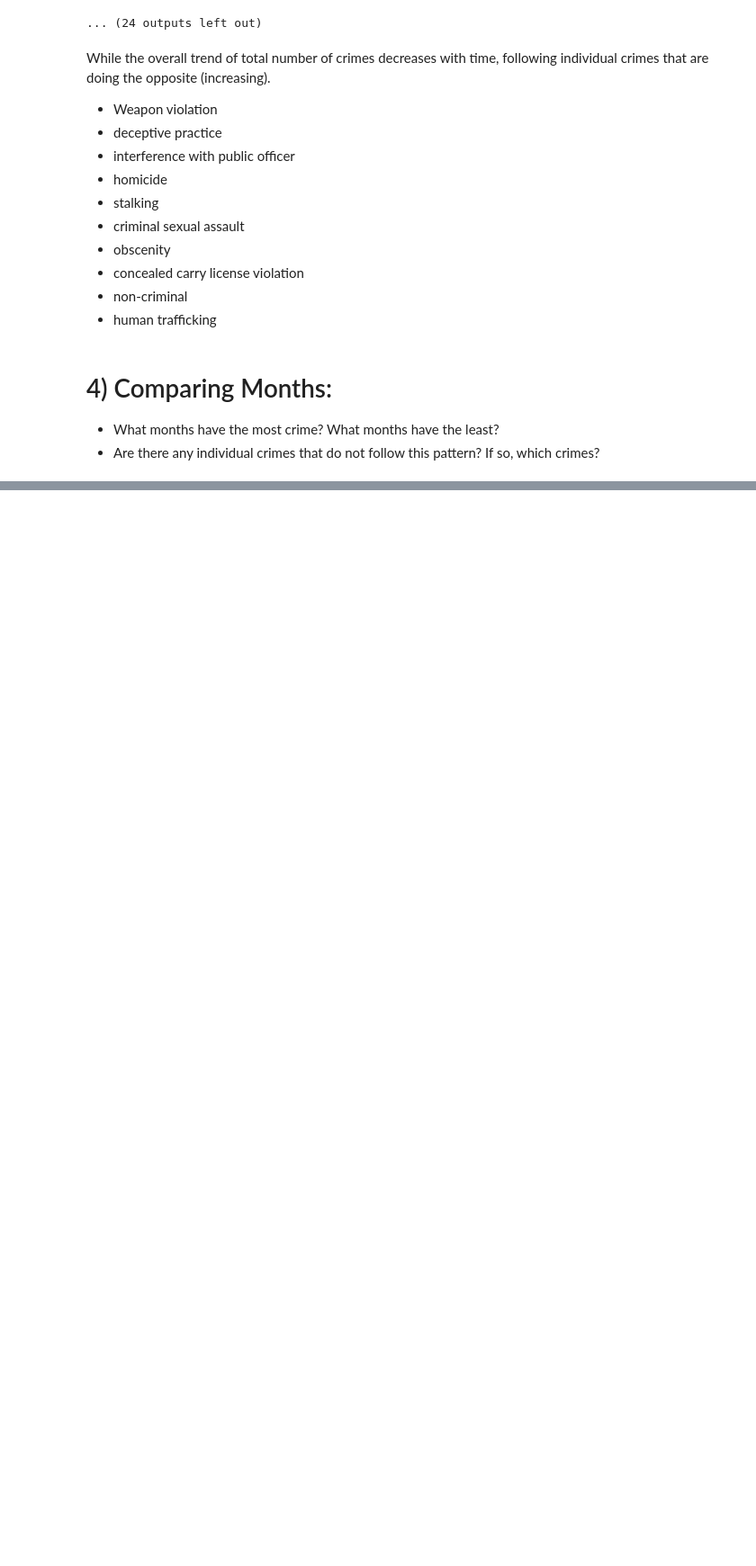
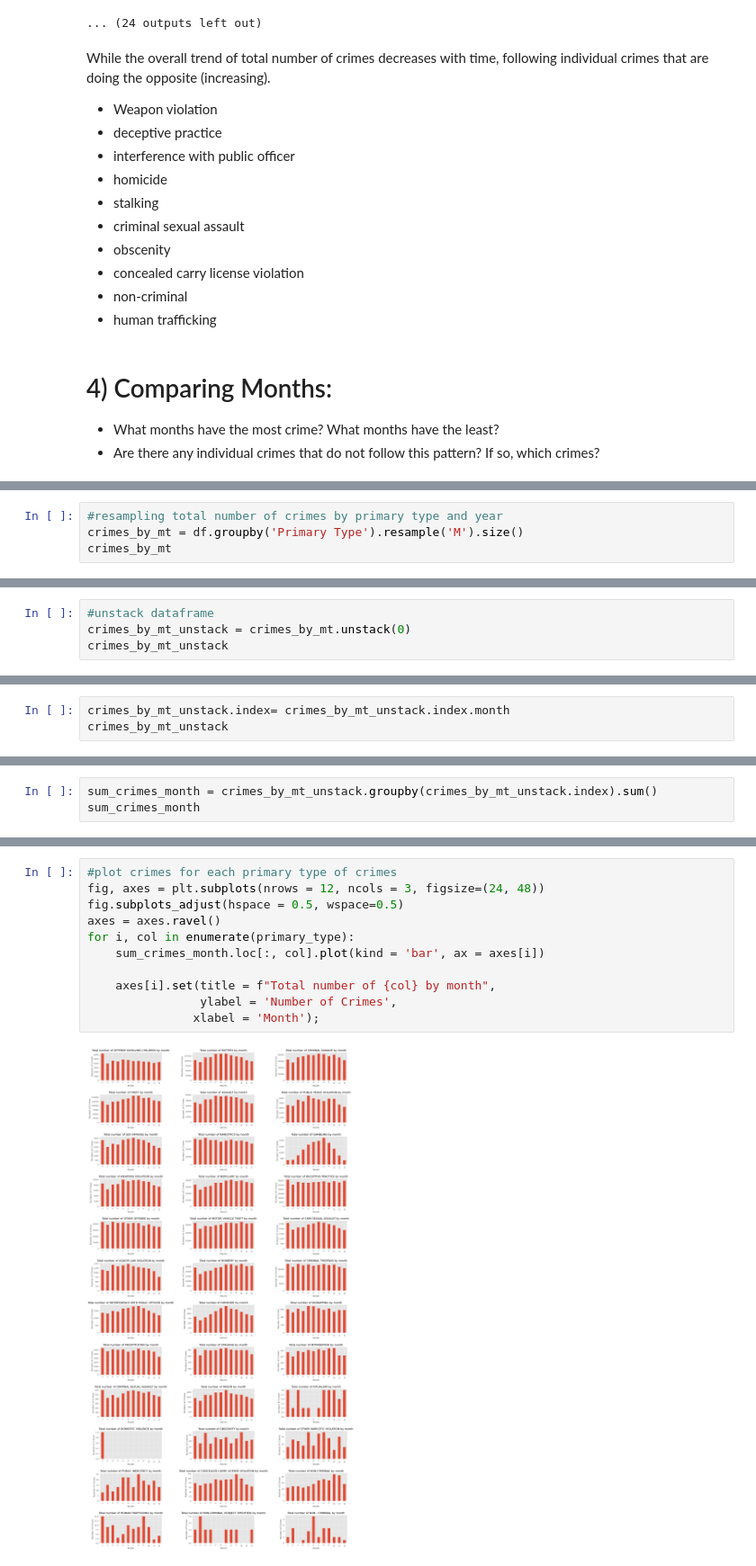
Before and after one commit to sheha919/Chicago_Crime_Analysis, a Jupyter notebook: Part1.ipynb, the cells around one changed output, grey strips where cells are left out. Shown at 90% size. Drawn from its saved outputs; the diff is of its cells as text; blank space fills up the shorter version.

```diff
--- a/Part1.ipynb
+++ b/Part1.ipynb
@@ -320,0 +328,4 @@ AttributeError: 'function' object has no attribute 'value_counts'
+# %%
+#resampling total number of crimes by primary type and year
+crimes_by_mt = df.groupby('Primary Type').resample('M').size()
+crimes_by_mt
@@ -320,0 +346,4 @@ AttributeError: 'function' object has no attribute 'value_counts'
+# %%
+#unstack dataframe
+crimes_by_mt_unstack = crimes_by_mt.unstack(0)
+crimes_by_mt_unstack
@@ -320,0 +365,3 @@ AttributeError: 'function' object has no attribute 'value_counts'
+# %%
+crimes_by_mt_unstack.index= crimes_by_mt_unstack.index.month
+crimes_by_mt_unstack
@@ -320,0 +383,3 @@ AttributeError: 'function' object has no attribute 'value_counts'
+# %%
+sum_crimes_month = crimes_by_mt_unstack.groupby(crimes_by_mt_unstack.index).sum()
+sum_crimes_month
@@ -320,0 +402,13 @@ AttributeError: 'function' object has no attribute 'value_counts'
+# %%
+#plot crimes for each primary type of crimes
+fig, axes = plt.subplots(nrows = 12, ncols = 3, figsize=(24, 48))
+fig.subplots_adjust(hspace = 0.5, wspace=0.5)
+axes = axes.ravel()
+for i, col in enumerate(primary_type):
+    sum_crimes_month.loc[:, col].plot(kind = 'bar', ax = axes[i])
+
+    axes[i].set(title = f"Total number of {col} by month",
+                ylabel = 'Number of Crimes',
+               xlabel = 'Month');
+# %% [output]
+[figure, added]
```
Also changed, not shown: parts of 9 cells of this notebook.
